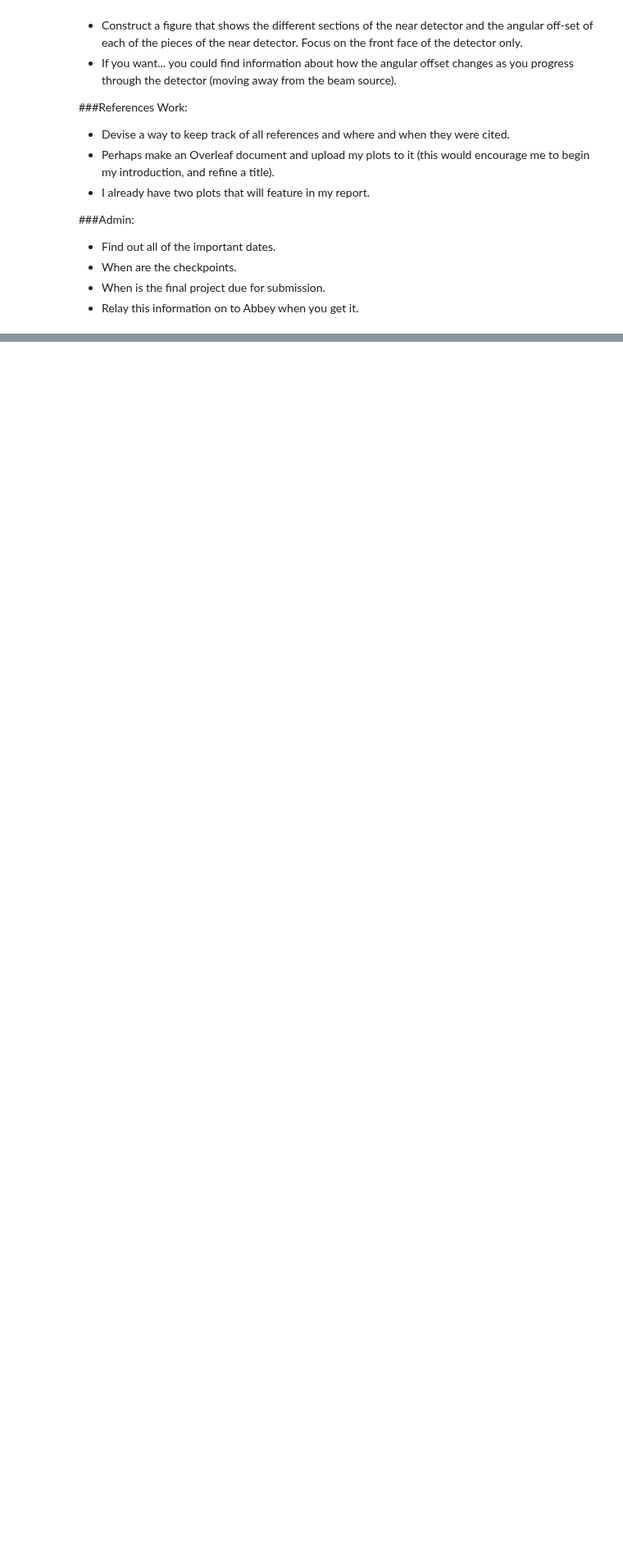
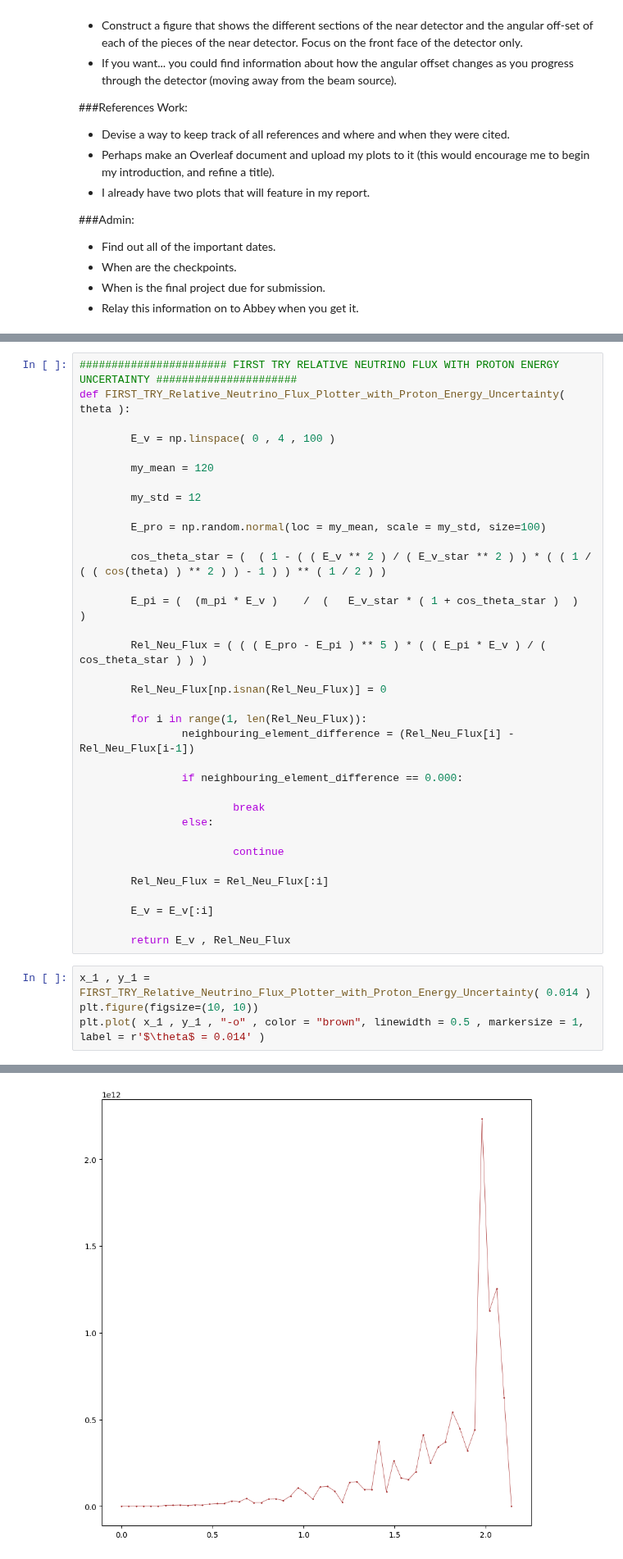
Before and after one commit to MrD0balina/Fourth-Year-Project---Neutrino-Oscillations, a Jupyter notebook: Week_2_Refining_Week_1_plots_with_Proton_energy_distribution.ipynb, the cells around one changed output, grey strips where cells are left out. Shown at 82% size. Drawn from its saved outputs; the diff is of its cells as text; blank space fills up the shorter version.

```diff
--- a/Week_2_Refining_Week_1_plots_with_Proton_energy_distribution.ipynb
+++ b/Week_2_Refining_Week_1_plots_with_Proton_energy_distribution.ipynb
@@ -984,0 +1002,40 @@ array([(1, 2), (3, 4), (5, 6)], dtype=[('x', '<i4'), ('y', '<i4')])
+# %%
+####################### FIRST TRY RELATIVE NEUTRINO FLUX WITH PROTON ENERGY UNCERTAINTY ######################
+def FIRST_TRY_Relative_Neutrino_Flux_Plotter_with_Proton_Energy_Uncertainty( theta ):
+
+        E_v = np.linspace( 0 , 4 , 100 )
+
+        my_mean = 120
+
+        my_std = 12
+
+        E_pro = np.random.normal(loc = my_mean, scale = my_std, size=100)
+
+        cos_theta_star = (  ( 1 - ( ( E_v ** 2 ) / ( E_v_star ** 2 ) ) * ( ( 1 / ( ( cos(theta) ) ** 2 ) ) - 1 ) ) ** ( 1 / 2 ) )
+
+        E_pi = (  (m_pi * E_v )    /  (   E_v_star * ( 1 + cos_theta_star )  )   )
+
+        Rel_Neu_Flux = ( ( ( E_pro - E_pi ) ** 5 ) * ( ( E_pi * E_v ) / ( cos_theta_star ) ) )
+
+        Rel_Neu_Flux[np.isnan(Rel_Neu_Flux)] = 0
+
+        for i in range(1, len(Rel_Neu_Flux)):
+                neighbouring_element_difference = (Rel_Neu_Flux[i] - Rel_Neu_Flux[i-1])
+
+                if neighbouring_element_difference == 0.000:
+
+                        break
+                else:
+
+                        continue
+
+        Rel_Neu_Flux = Rel_Neu_Flux[:i]
+
+        E_v = E_v[:i]
+
+        return E_v , Rel_Neu_Flux
+# %%
+x_1 , y_1 = FIRST_TRY_Relative_Neutrino_Flux_Plotter_with_Proton_Energy_Uncertainty( 0.014 )
+plt.figure(figsize=(10, 10))
+plt.plot( x_1 , y_1 , "-o" , color = "brown", linewidth = 0.5 , markersize = 1, label = r'$\theta$ = 0.014' )
+# %% [output]
@@ -984,0 +1043 @@ array([(1, 2), (3, 4), (5, 6)], dtype=[('x', '<i4'), ('y', '<i4')])
+[figure, added]
```
Also changed, not shown: parts of 9 cells of this notebook.
